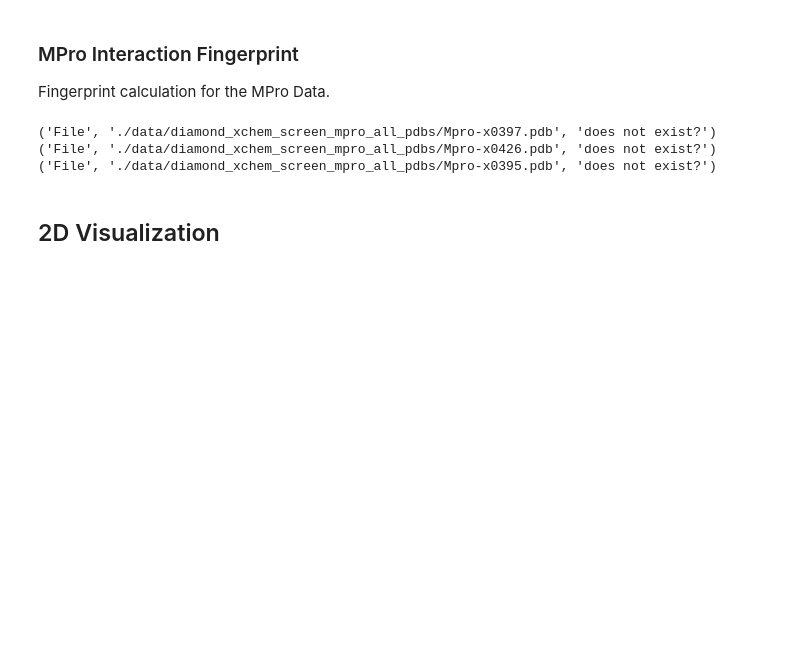
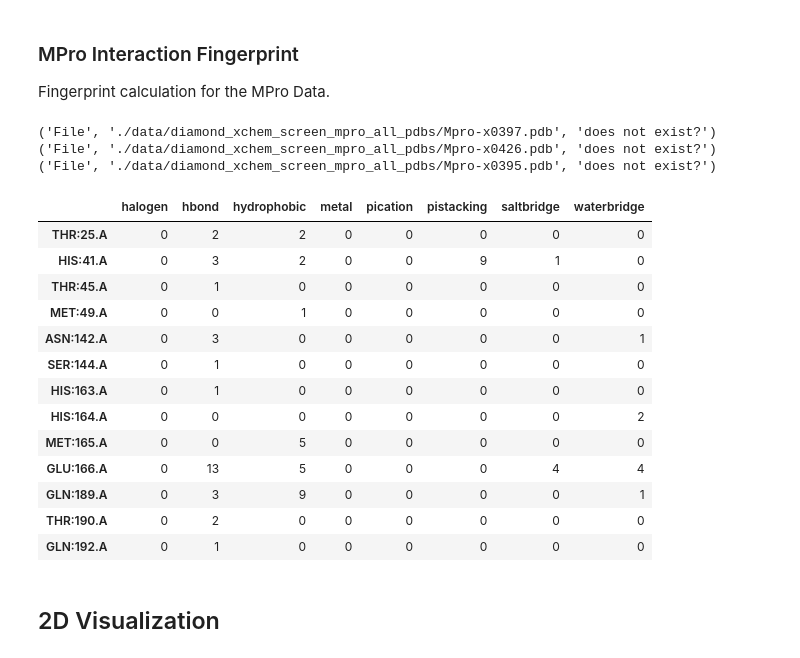
Before and after one commit to volkamerlab/plipify, a Jupyter notebook: plipify/Plipify.ipynb, the cells around one changed output. Cells and saved outputs as stored; diff of their text form; code cells hidden in the pictures; blank space fills up the shorter version.

```diff
--- a/plipify/Plipify.ipynb
+++ b/plipify/Plipify.ipynb
@@ -75,39 +74,52 @@ name_file = "diamond_xchem_screen_mpro_non_covalent_pdbs.dat"
 ### Fingerprint main function
 This function generates the count- and frequency-based fingerprint over all given structures.
 # %%
-def calculate_fingerprint(data, name_file, residue_file):
-    """
-    Get PLIP data for multiple structures of the same protein and calculate a frequency fingerprint.
-    """
-    residues = read_residues(residue_file)
-    fp_list = []
+indices = [int(x) for x in pd.read_csv("./data/MPro_residues.csv").columns]
 
-    with open(os.path.join(data, name_file)) as f:
+def calculate_fingerprints(structure_folder, name_file, residue_file):
+    with open(os.path.join(structure_folder, name_file)) as f:
         non_covalent_filenames = [l.strip() for l in f if l.strip()]
     interactions = {}
+    structures = []
     for filename in tqdm(non_covalent_filenames):
-        full_filename = os.path.join(data, filename)
+        full_filename = os.path.join(structure_folder, filename)
         if not os.path.isfile(full_filename):
             print("File", full_filename, "does not exist?")
             continue
-        s = Structure.from_pdbfile(full_filename, only_ligands=["LIG"])
-        fpf = MappedFingerprint(residues)
-        fp = fpf.calculate(s)
-        fp_list.append(fp)
-    count_fp = [sum(i) for i in zip(*fp_list)]
-    frequency_fp = [float(i) / len(fp_list) for i in count_fp]
-    frequency_fp = [round(elem, 2) for elem in frequency_fp]
-
-    return count_fp, frequency_fp
+        structures.append(Structure.from_pdbfile(full_filename))
+    fp_creator = InteractionFingerprint(structures, indices)
+    count_fp = fp_creator.calculate_fingerprint(labeled=True, as_dataframe=True, remove_non_interacting_residues=True)
+    count_fp_all = fp_creator.calculate_fingerprint(labeled=True, as_dataframe=True, remove_non_interacting_residues=False)
+    # frequency fps
+    freq_fp = count_fp.div(len(structures))
+    freq_fp = freq_fp.round(decimals=2)
+    freq_fp_all = count_fp_all.div(len(structures))
+    freq_fp_all = freq_fp_all.round(decimals=2)
+    return count_fp, count_fp_all, freq_fp, freq_fp_all
 # %% [markdown]
 ### MPro Interaction Fingerprint
 Fingerprint calculation for the MPro Data.
 # %%
-count_fp, freq_fp = calculate_fingerprint(structure_folder, name_file, residue_file)
+count_fp, count_fp_all, freq_fp, freq_fp_all = calculate_fingerprints(structure_folder, name_file, residue_file)
+fp
 # %% [output]
 ('File', './data/diamond_xchem_screen_mpro_all_pdbs/Mpro-x0397.pdb', 'does not exist?')
 ('File', './data/diamond_xchem_screen_mpro_all_pdbs/Mpro-x0426.pdb', 'does not exist?')
 ('File', './data/diamond_xchem_screen_mpro_all_pdbs/Mpro-x0395.pdb', 'does not exist?')
+|  | halogen | hbond | hydrophobic | metal | pication | pistacking | saltbridge | waterbridge |
+| THR:25.A | 0 | 2 | 2 | 0 | 0 | 0 | 0 | 0 |
+| HIS:41.A | 0 | 3 | 2 | 0 | 0 | 9 | 1 | 0 |
+| THR:45.A | 0 | 1 | 0 | 0 | 0 | 0 | 0 | 0 |
+| MET:49.A | 0 | 0 | 1 | 0 | 0 | 0 | 0 | 0 |
+| ASN:142.A | 0 | 3 | 0 | 0 | 0 | 0 | 0 | 1 |
+| SER:144.A | 0 | 1 | 0 | 0 | 0 | 0 | 0 | 0 |
+| HIS:163.A | 0 | 1 | 0 | 0 | 0 | 0 | 0 | 0 |
+| HIS:164.A | 0 | 0 | 0 | 0 | 0 | 0 | 0 | 2 |
+| MET:165.A | 0 | 0 | 5 | 0 | 0 | 0 | 0 | 0 |
+| GLU:166.A | 0 | 13 | 5 | 0 | 0 | 0 | 4 | 4 |
+| GLN:189.A | 0 | 3 | 9 | 0 | 0 | 0 | 0 | 1 |
+| THR:190.A | 0 | 2 | 0 | 0 | 0 | 0 | 0 | 0 |
+| GLN:192.A | 0 | 1 | 0 | 0 | 0 | 0 | 0 | 0 |
 # %% [markdown]
 ## 2D Visualization
 # %% [markdown]
```
Also changed, not shown: parts of 6 cells of this notebook, 2 other files.
